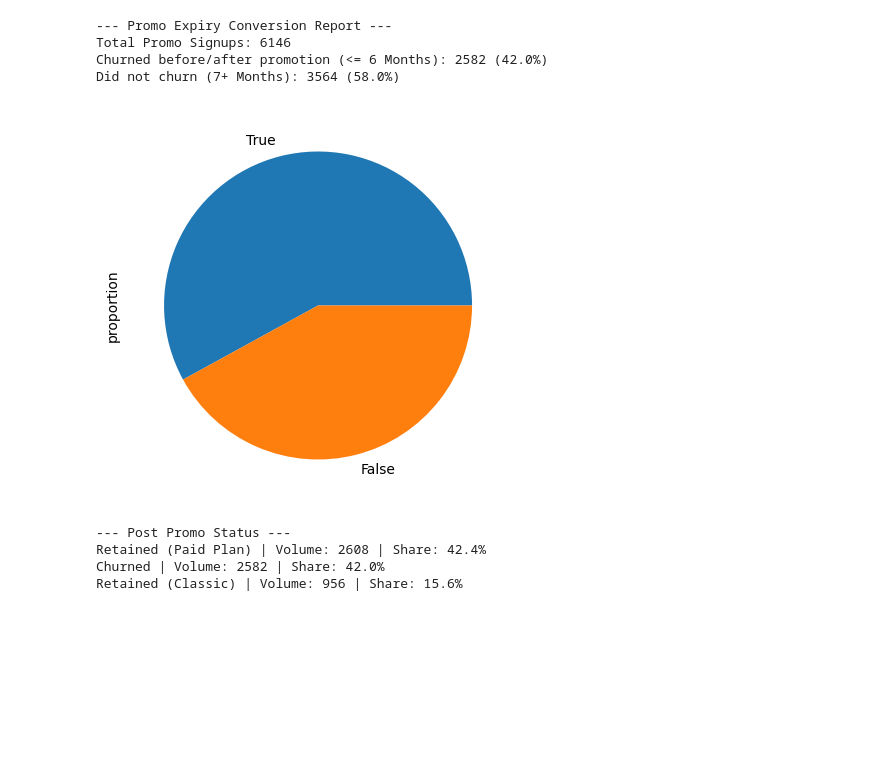
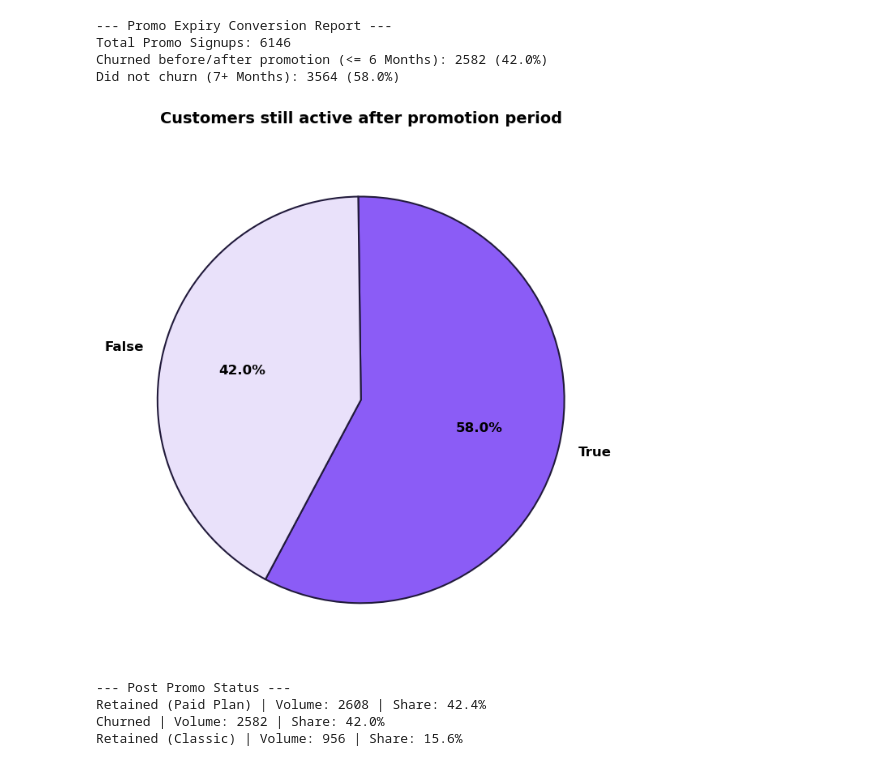
Before and after one commit to geraintmelville/moneycraft_project, a Jupyter notebook: Ysabela_MoneyCraft_Project_Promo.ipynb, the cells around one changed output. Drawn from its saved outputs; the diff is of its cells as text; code cells hidden in the pictures; blank space fills up the shorter version.

Commit message:
Finish promo charting

```diff
--- a/Ysabela_MoneyCraft_Project_Promo.ipynb
+++ b/Ysabela_MoneyCraft_Project_Promo.ipynb
@@ -241,9 +239,24 @@ Total Promo Signups: 6146
 Churned before/after promotion (<= 6 Months): 2582 (42.0%)
 Did not churn (7+ Months): 3564 (58.0%)
 # %%
-plot = active_percentages.plot.pie(y="active_percentages", figsize=(5, 5))
+#plot = active_percentages.plot.pie(y="active_percentages", figsize=(5, 5))
+promo_active_distribution = promo_cohort['stayed_active'].value_counts(normalize=True) * 100
+
+fig = plt.figure(figsize=(10, 7))
+plt.pie(
+    promo_active_distribution,
+    labels=promo_active_distribution.index,
+    autopct='%1.1f%%',
+    startangle=242,
+    colors=['#8B5CF6', '#E9E1FA'],
+    textprops={'weight': 'bold', 'fontsize': 12},
+    wedgeprops={'edgecolor': '#211A3B', 'linewidth': 1.5}
+)
+plt.title('Customers still active after promotion period', fontsize=14, weight='bold', pad=20)
+plt.tight_layout()
+plt.show()
 # %% [output]
-[figure, old version]
+[figure, new version]
 # %%
 # default
 promo_cohort['post_promo_status'] = 'Churned'
```
Also changed, not shown: parts of 17 cells of this notebook, 5 other files.
